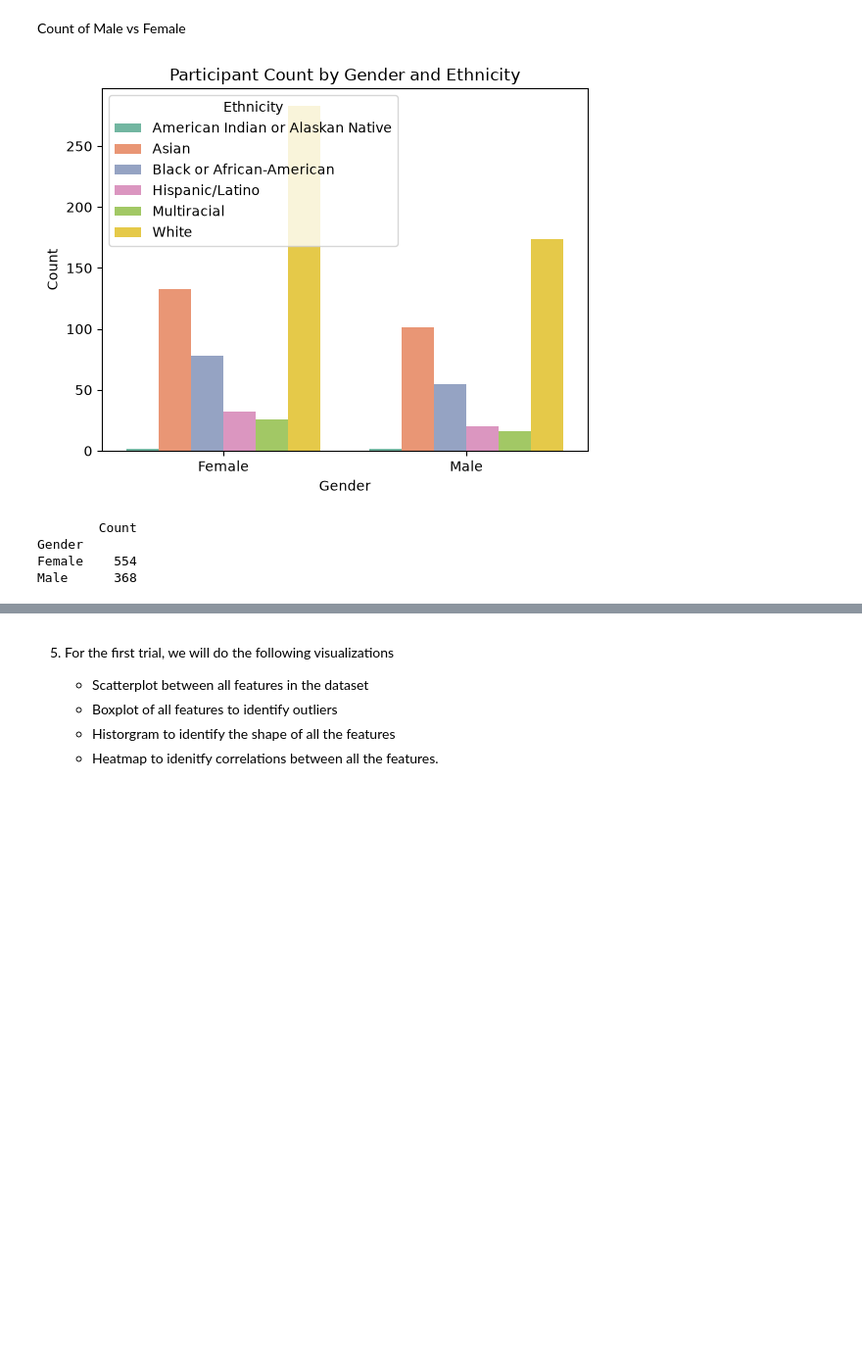
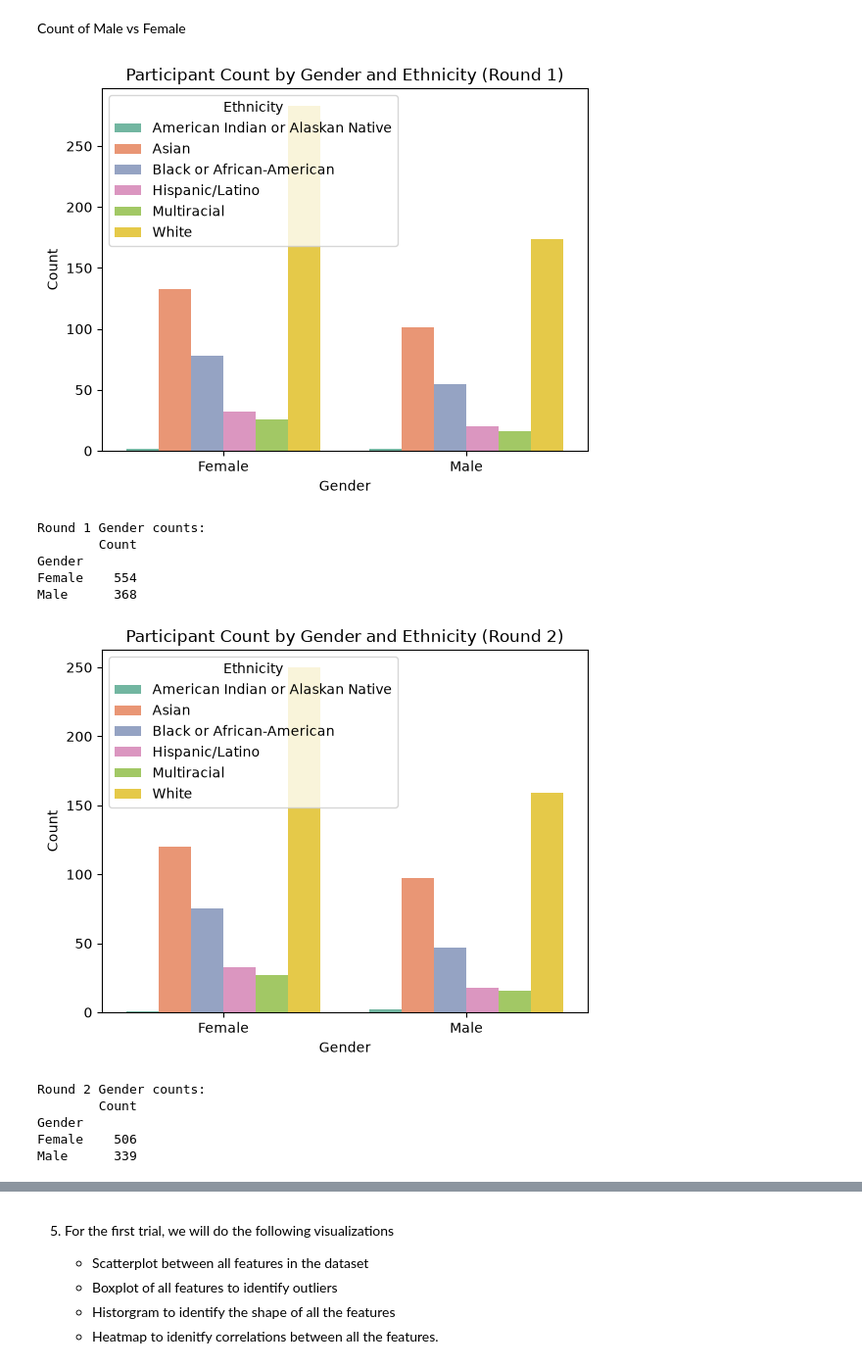
Before and after one commit to AkilanSS/23CSE301--Machine-Learning-Capstone-Project, a Jupyter notebook: notebooks/regression.ipynb, the cells around one changed output, grey strips where cells are left out. Shown at 98% size. Cells and saved outputs as stored; diff of their text form; code cells hidden in the pictures; blank space fills up the shorter version.

```diff
--- a/notebooks/regression.ipynb
+++ b/notebooks/regression.ipynb
@@ -150,37 +177,48 @@ for i in range(len(df)):
 # %% [markdown]
 Count of Male vs Female
 # %%
-male_female_counts = (
-    df[0].loc[df[0]["Gender"].notna(), ["Gender", "Subject_ID"]]
-    .groupby("Gender")
-    .count()
-    .rename(columns={"Subject_ID": "Count"})
-)
+for i in range(4):
+    male_female_counts = (
+        df[i].loc[df[i]["Gender"].notna(), ["Gender", "Subject_ID"]]
+        .groupby("Gender")
+        .count()
+        .rename(columns={"Subject_ID": "Count"})
+    )
 
-gender_ethnicity_counts = (
-    df[0][df[0]["Gender"].notnull() & df[0]["Ethnicity"].notnull()][["Subject_ID", "Gender", "Ethnicity"]]
-    .groupby(["Gender", "Ethnicity"], as_index=False)
-    .count()
-    .rename(columns={"Subject_ID": "Count"})
-)
+    gender_ethnicity_counts = (
+        df[i][df[i]["Gender"].notnull() & df[i]["Ethnicity"].notnull()][["Subject_ID", "Gender", "Ethnicity"]]
+        .groupby(["Gender", "Ethnicity"], as_index=False)
+        .count()
+        .rename(columns={"Subject_ID": "Count"})
+    )
 
-sns.barplot(
-    data=gender_ethnicity_counts,
-    x="Gender",
-    y="Count",
-    hue="Ethnicity",
-    palette="Set2"
-)
-plt.title("Participant Count by Gender and Ethnicity")
-plt.xlabel("Gender")
-plt.ylabel("Count")
-plt.legend(title="Ethnicity")
-plt.show()
+    plt.figure()
+    sns.barplot(
+        data=gender_ethnicity_counts,
+        x="Gender",
+        y="Count",
+        hue="Ethnicity",
+        palette="Set2"
+    )
+    plt.title(f"Participant Count by Gender and Ethnicity (Round {i+1})")
+    plt.xlabel("Gender")
+    plt.ylabel("Count")
+    plt.legend(title="Ethnicity")
+    plt.show()
 
-print(male_female_counts)
+    print(f"Round {i+1} Gender counts:")
+    print(male_female_counts)
+    print()
 # %% [output]
-[figure, old version]
+[figure, new version]
+Round 1 Gender counts:
         Count
 Gender
 Female    554
 Male      368
+[figure, added]
+Round 2 Gender counts:
+        Count
+Gender
+Female    506
+Male      339
```
Also changed, not shown: parts of 23 cells of this notebook, 1 other file.
